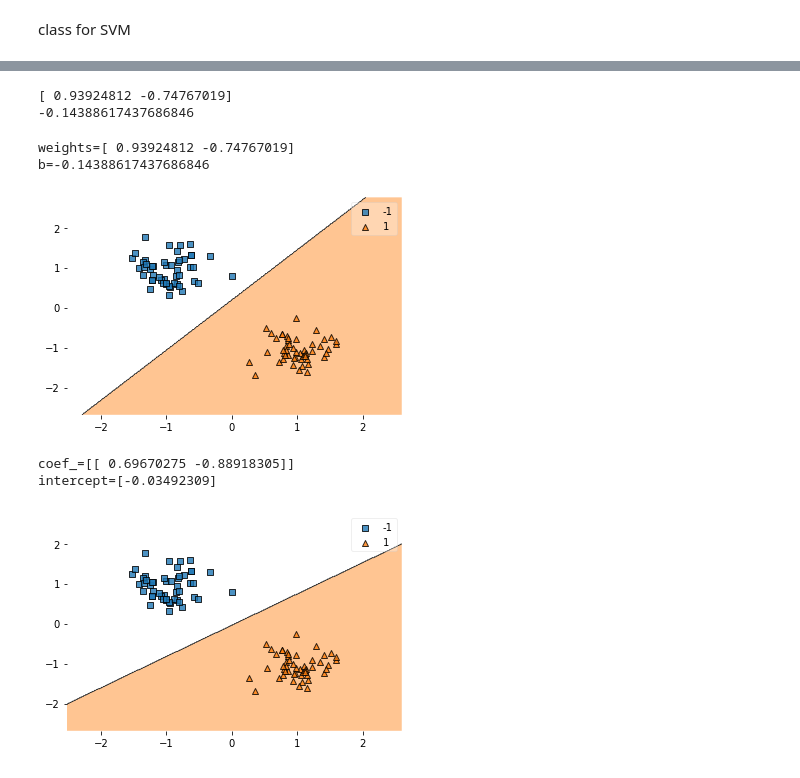
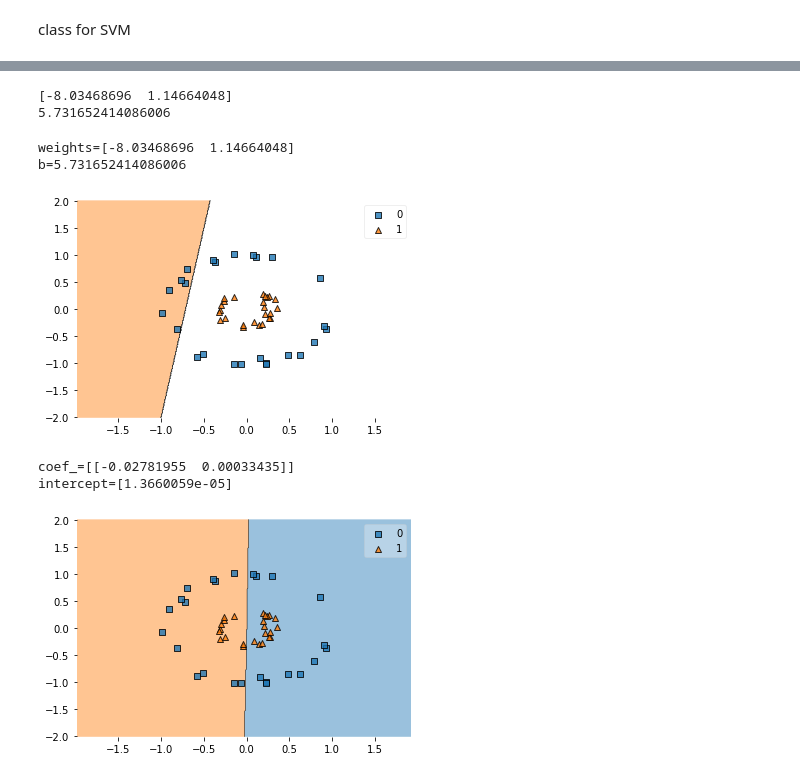
Before and after one commit to nssn96/ML_Neural-networks, a Jupyter notebook: ML_SVM.ipynb, the cells around one changed output, grey strips where cells are left out. Drawn from its saved outputs; the diff is of its cells as text; code cells hidden in the pictures.

```diff
--- a/ML_SVM.ipynb
+++ b/ML_SVM.ipynb
@@ -264,0 +317,7 @@ print(samples.shape, targets.shape)
+# %%
+#use sklearn.datasets.make_circles to generate a non-linear dataset
+from sklearn.datasets import make_circles
+from sklearn.model_selection import train_test_split
+
+X, y = make_circles(n_samples=500, factor=0.3, noise=0.05, random_state=0)
+X_train, X_test, y_train, y_test = train_test_split(X, y,test_size=0.1,stratify=y, random_state=0)
@@ -265,42 +341,42 @@ print(samples.shape, targets.shape)
 # %%
 # creating object and fitting the model
 model = svm(c=5.0)
-model.fit(samples, targets)
+model.fit(X_train, y_train)
 print(model._weights)
 print(model._b)
 # %% [output]
-[ 0.93924812 -0.74767019]
--0.14388617437686846
+[-8.03468696  1.14664048]
+5.731652414086006
 # %%
 #printing the weight and bias
 print(f"weights={model._weights}")
 print(f"b={model._b}")
 
 fig = plt.figure()
-ax = plot_decision_regions(samples, targets.astype(np.int32), model)
+ax = plot_decision_regions(X_test, y_test.astype(np.int32), model)
 fig.add_subplot(ax)
 plt.show()
 # %% [output]
-weights=[ 0.93924812 -0.74767019]
-b=-0.14388617437686846
+weights=[-8.03468696  1.14664048]
+b=5.731652414086006
-[figure, old version]
+[figure, new version]
 # %%
 #linear SVC
 
 from sklearn.svm import LinearSVC
 
 
 sk_model = LinearSVC()
-sk_model.fit(samples, targets.astype(np.int32))
+sk_model.fit(X_train, y_train.astype(np.int32))
 
 print(f"coef_={sk_model.coef_}")
 print(f"intercept={sk_model.intercept_}")
 
 fig = plt.figure()
-ax = plot_decision_regions(samples, targets.astype(np.int32), sk_model)
+ax = plot_decision_regions(X_test, y_test.astype(np.int32), sk_model)
 fig.add_subplot(ax)
 plt.show()
 # %% [output]
-coef_=[[ 0.69670275 -0.88918305]]
-intercept=[-0.03492309]
+coef_=[[-0.02781955  0.00033435]]
+intercept=[1.3660059e-05]
-[figure, old version]
+[figure, new version]
```
Also changed, not shown: parts of 5 cells of this notebook.
